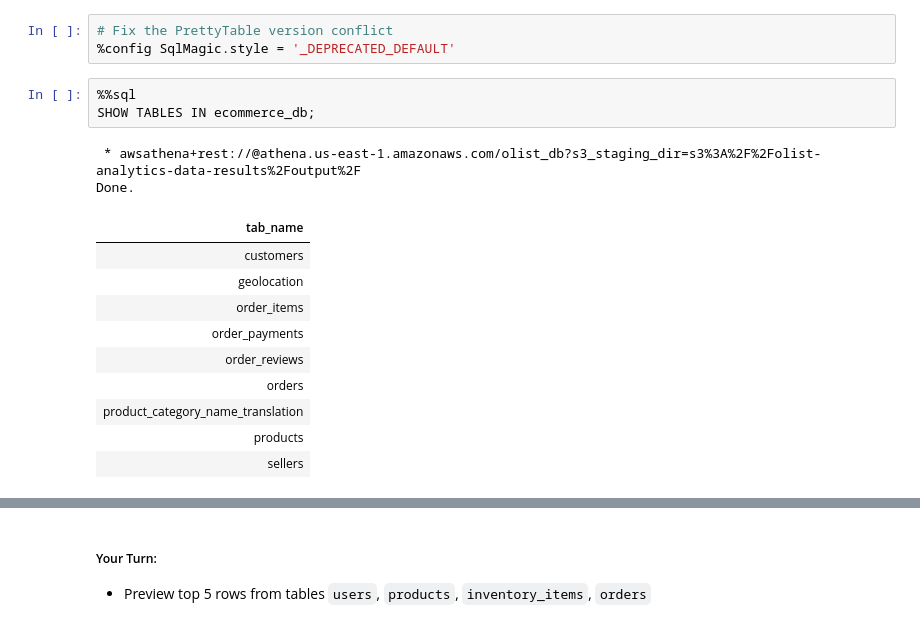
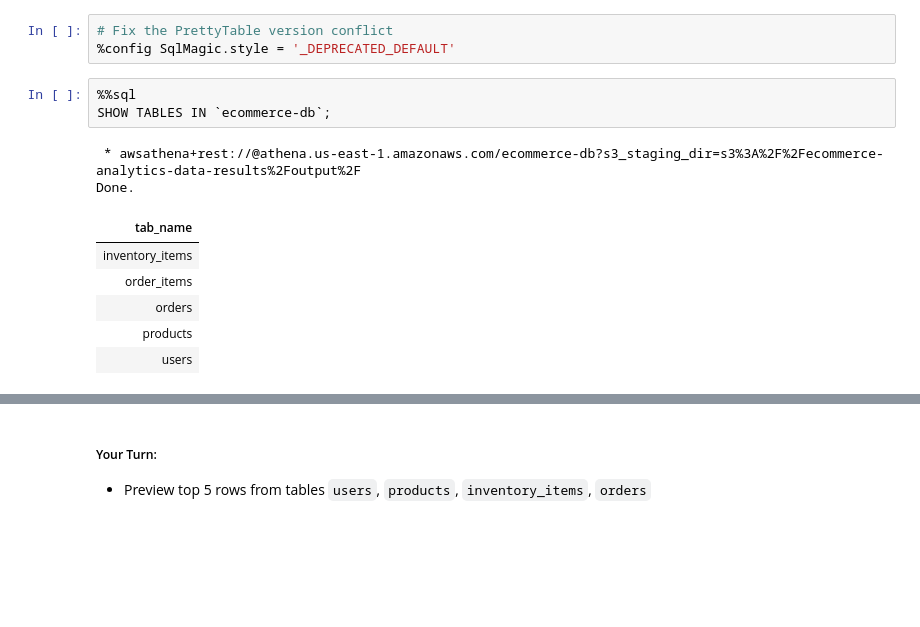
Before and after one commit to wsko/intro_to_sagemaker, a Jupyter notebook: 02_ecommerce_data_analytics_with_SageMaker_SQL.ipynb, the cells around one changed output, grey strips where cells are left out. Drawn from its saved outputs; the diff is of its cells as text; blank space fills up the shorter version.

```diff
--- a/02_ecommerce_data_analytics_with_SageMaker_SQL.ipynb
+++ b/02_ecommerce_data_analytics_with_SageMaker_SQL.ipynb
@@ -266,20 +266,16 @@ connection_string = f"awsathena+rest://@athena.{region}.amazonaws.com/{athena_db
 %config SqlMagic.style = '_DEPRECATED_DEFAULT'
 # %%
 %%sql
-SHOW TABLES IN ecommerce_db;
+SHOW TABLES IN `ecommerce-db`;
 # %% [output]
- * awsathena+rest://@athena.us-east-1.amazonaws.com/olist_db?s3_staging_dir=s3%3A%2F%2Folist-analytics-data-results%2Foutput%2F
+ * awsathena+rest://@athena.us-east-1.amazonaws.com/ecommerce-db?s3_staging_dir=s3%3A%2F%2Fecommerce-analytics-data-results%2Foutput%2F
 Done.
 | tab_name |
-| customers |
-| geolocation |
+| inventory_items |
 | order_items |
-| order_payments |
-| order_reviews |
 | orders |
-| product_category_name_translation |
 | products |
-| sellers |
+| users |
 # %%
 # Capture the result into a variable called 'schema_result'
 result = %sql DESCRIBE order_items
```
Also changed, not shown: parts of 43 cells of this notebook, 1 other file.
